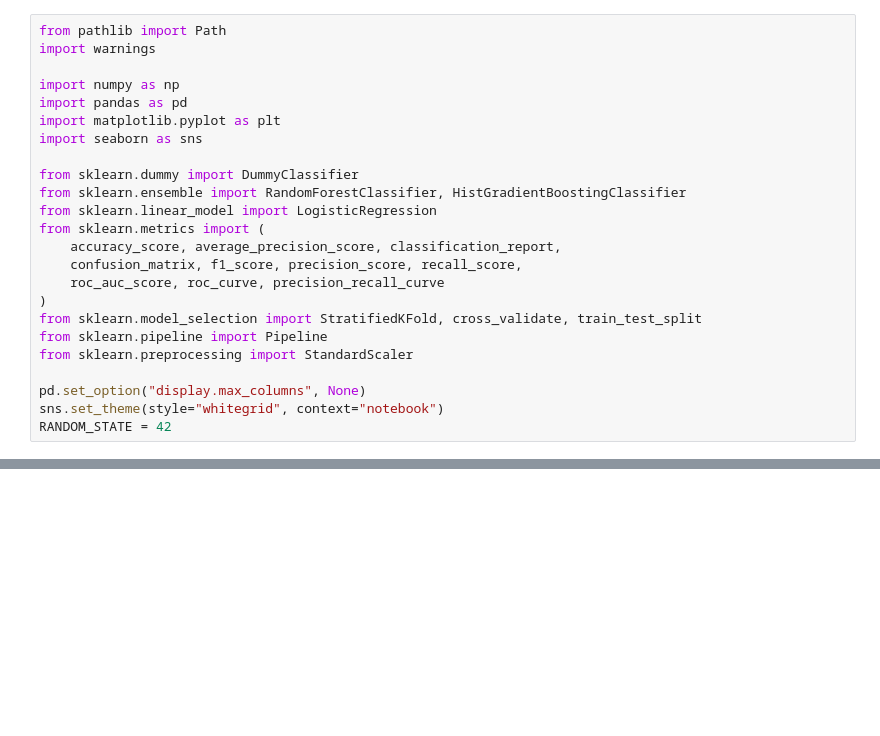
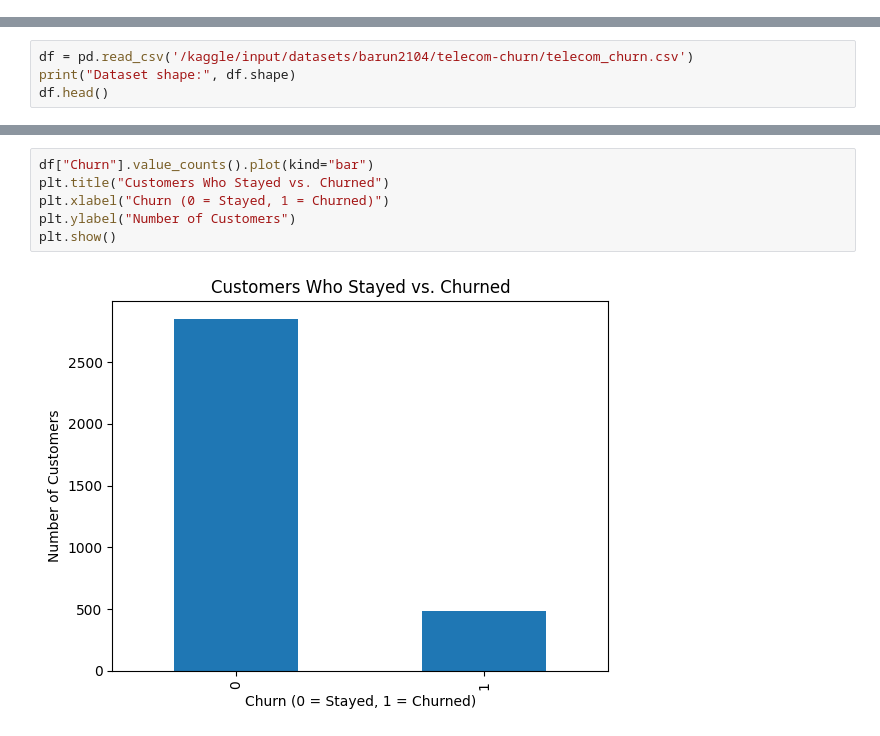
Before and after one commit to Youssef13797/Telecom-Customer-Churn-Intelligence, a Jupyter notebook: telecom-customer-churn-intelligence.ipynb, the cells around one changed output, grey strips where cells are left out. Drawn from its saved outputs; the diff is of its cells as text; blank space fills up the shorter version.

Commit message:
Kaggle Notebook | Telecom Customer Churn Intelligence | Version 2

```diff
--- a/telecom-customer-churn-intelligence.ipynb
+++ b/telecom-customer-churn-intelligence.ipynb
@@ -14,24 +0,0 @@ Analyze customer churn, compare predictive models, and translate risk scores int
-# %%
-from pathlib import Path
-import warnings
-
-import numpy as np
-import pandas as pd
-import matplotlib.pyplot as plt
-import seaborn as sns
-
-from sklearn.dummy import DummyClassifier
-from sklearn.ensemble import RandomForestClassifier, HistGradientBoostingClassifier
-from sklearn.linear_model import LogisticRegression
-from sklearn.metrics import (
-    accuracy_score, average_precision_score, classification_report,
-    confusion_matrix, f1_score, precision_score, recall_score,
-    roc_auc_score, roc_curve, precision_recall_curve
-)
-from sklearn.model_selection import StratifiedKFold, cross_validate, train_test_split
-from sklearn.pipeline import Pipeline
-from sklearn.preprocessing import StandardScaler
-
-pd.set_option("display.max_columns", None)
-sns.set_theme(style="whitegrid", context="notebook")
-RANDOM_STATE = 42
@@ -735,0 +40,4 @@ These measures fit the current columns. A true time trend, customer-level drill-
+# %%
+df = pd.read_csv('/kaggle/input/datasets/barun2104/telecom-churn/telecom_churn.csv')
+print("Dataset shape:", df.shape)
+df.head()
@@ -735,0 +124,8 @@ These measures fit the current columns. A true time trend, customer-level drill-
+# %%
+df["Churn"].value_counts().plot(kind="bar")
+plt.title("Customers Who Stayed vs. Churned")
+plt.xlabel("Churn (0 = Stayed, 1 = Churned)")
+plt.ylabel("Number of Customers")
+plt.show()
+# %% [output]
+[figure, added]
```
Also changed, not shown: parts of 81 cells of this notebook.
